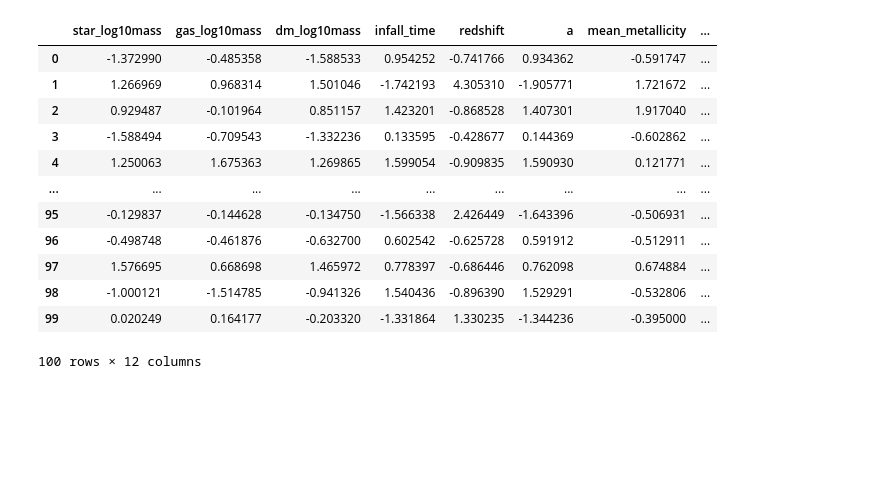
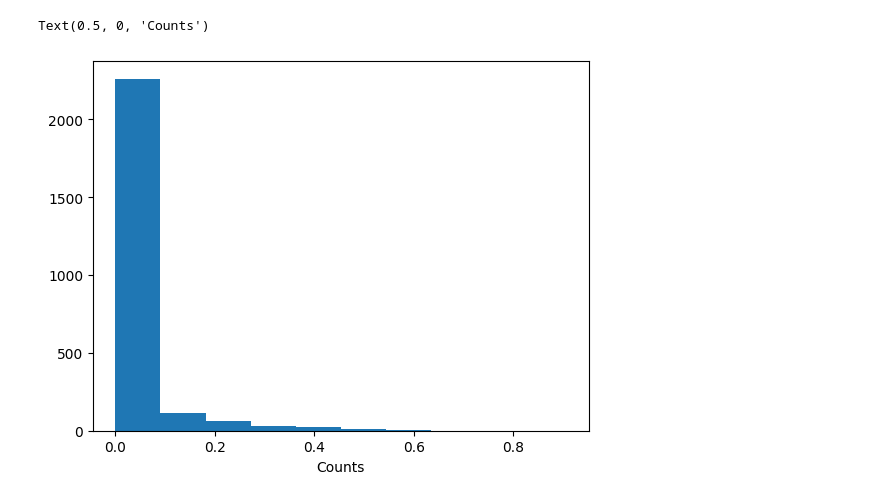
Before and after one commit to vepe99/CASBI, a Jupyter notebook: notebooks/generate_halo.ipynb, the cells around one changed output. Drawn from its saved outputs; the diff is of its cells as text; code cells hidden in the pictures; blank space fills up the shorter version.

```diff
--- a/notebooks/generate_halo.ipynb
+++ b/notebooks/generate_halo.ipynb
@@ -65 +80,7 @@ print(len(conditions_rescale))
+# %%
+plt.hist(hist.reshape(50**2));
+plt.xlabel('Counts')
+# %% [output]
+Text(0.5, 0, 'Counts')
+[figure, added]
 # %%
@@ -89,25 +127,0 @@ def gen_conditions(conditions, n_bins=100):
-# %%
-def gen_halo_conditions(n_halos:int, conditions:conditions, n_bins:int=100):
-    halo_conditions = pd.DataFrame(columns = conditions.columns)
-
-    for n in range(n_halos):
-        sample_conditions = gen_conditions(conditions, n_bins=n_bins)
-        halo_conditions.loc[len(halo_conditions)] = sample_conditions
-    return halo_conditions
-
-halo_conditions = gen_halo_conditions(n_halos=100, conditions=conditions, n_bins=10)
-halo_conditions
-# %% [output]
-|  | star_log10mass | gas_log10mass | dm_log10mass | infall_time | redshift | a | mean_metallicity | ... |
-| 0 | -1.372990 | -0.485358 | -1.588533 | 0.954252 | -0.741766 | 0.934362 | -0.591747 | ... |
-| 1 | 1.266969 | 0.968314 | 1.501046 | -1.742193 | 4.305310 | -1.905771 | 1.721672 | ... |
-| 2 | 0.929487 | -0.101964 | 0.851157 | 1.423201 | -0.868528 | 1.407301 | 1.917040 | ... |
-| 3 | -1.588494 | -0.709543 | -1.332236 | 0.133595 | -0.428677 | 0.144369 | -0.602862 | ... |
-| 4 | 1.250063 | 1.675363 | 1.269865 | 1.599054 | -0.909835 | 1.590930 | 0.121771 | ... |
-| ... | ... | ... | ... | ... | ... | ... | ... | ... |
-| 95 | -0.129837 | -0.144628 | -0.134750 | -1.566338 | 2.426449 | -1.643396 | -0.506931 | ... |
-| 96 | -0.498748 | -0.461876 | -0.632700 | 0.602542 | -0.625728 | 0.591912 | -0.512911 | ... |
-| 97 | 1.576695 | 0.668698 | 1.465972 | 0.778397 | -0.686446 | 0.762098 | 0.674884 | ... |
-| 98 | -1.000121 | -1.514785 | -0.941326 | 1.540436 | -0.896390 | 1.529291 | -0.532806 | ... |
-| 99 | 0.020249 | 0.164177 | -0.203320 | -1.331864 | 1.330235 | -1.344236 | -0.395000 | ... |
-100 rows × 12 columns
```
Also changed, not shown: parts of 17 cells of this notebook, 13 other files.
